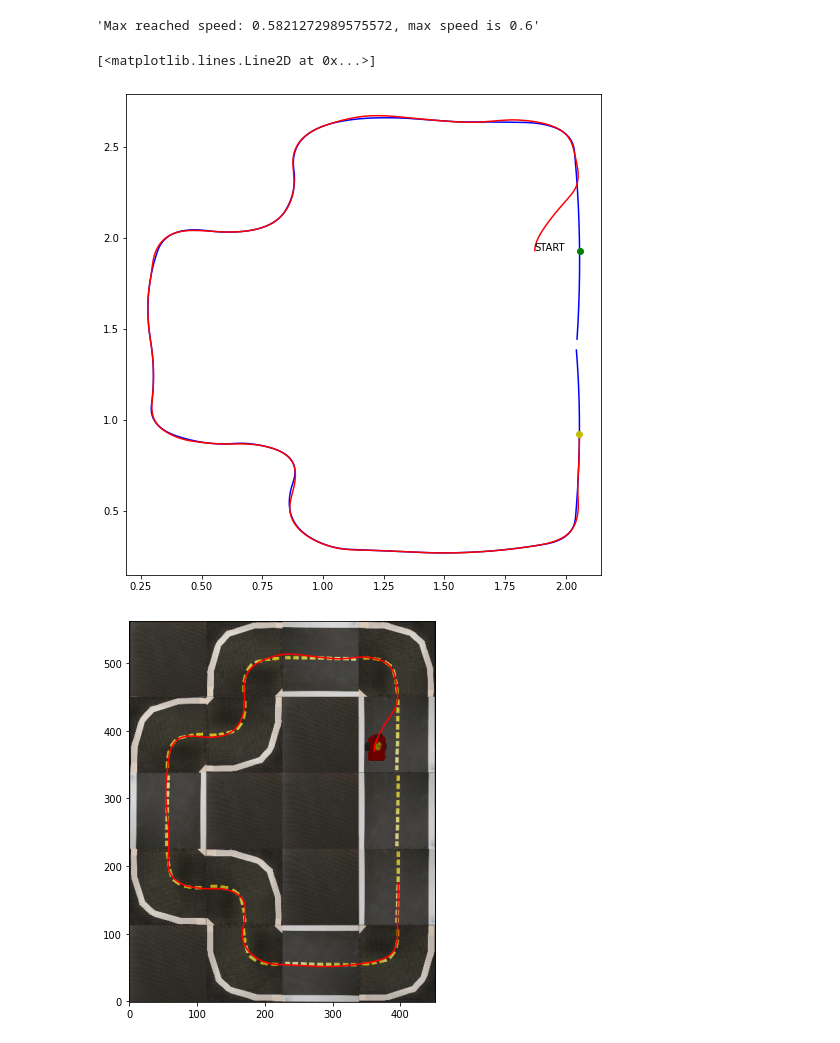
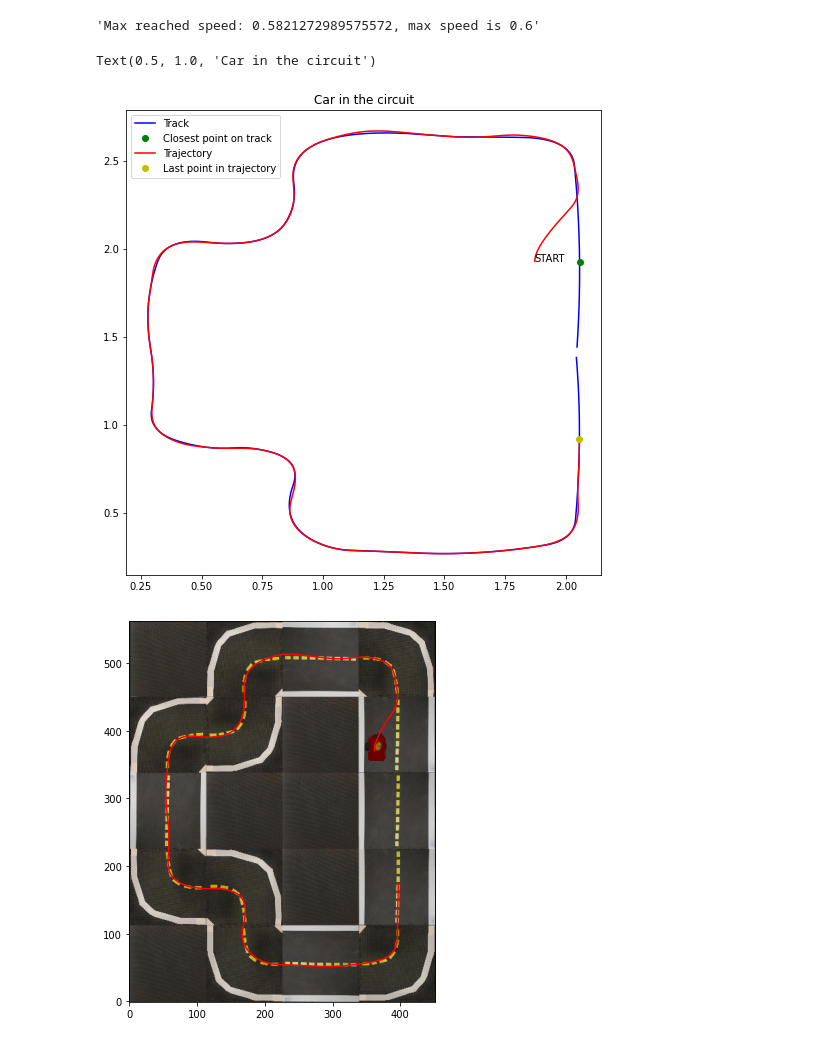
Before and after one commit to poliduckie/ReinforcementLearning, a Jupyter notebook: notebooks/mpc_example.ipynb, the cells around one changed output. Drawn from its saved outputs; the diff is of its cells as text; code cells hidden in the pictures.

```diff
--- a/notebooks/mpc_example.ipynb
+++ b/notebooks/mpc_example.ipynb
@@ -559,13 +580,15 @@ f"Max reached speed: {X_log[3,:].max()}, max speed is 0.6"
 # %%
 fig = plt.figure(constrained_layout=True, figsize=(7, 7))
 plt.text(X_log[0,0], X_log[1,0], 'START')
-plt.plot(traj[:,0], traj[:,1], "b")
-plt.plot(traj[index,0], traj[index,1], 'go')
-plt.plot(X_log[0,:], X_log[1,:], "r")
-plt.plot(traj[idx, 0], traj[idx,1], 'yo')
+plt.plot(traj[:,0], traj[:,1], "b", label="Track")
+plt.plot(traj[index,0], traj[index,1], 'go', label="Closest point on track")
+plt.plot(X_log[0,:], X_log[1,:], "r", label="Trajectory")
+plt.plot(traj[idx, 0], traj[idx,1], 'yo', label="Last point in trajectory")
+plt.legend()
+plt.title("Car in the circuit")
 # %% [output]
-[<matplotlib.lines.Line2D at 0x...>]
+Text(0.5, 1.0, 'Car in the circuit')
-[figure, old version]
+[figure, new version]
 # %%
 show_on_map_array(env, np.array([X_log[0,:], X_log[1,:]]).T)
 # %% [output]
```
Also changed, not shown: parts of 18 cells of this notebook.
